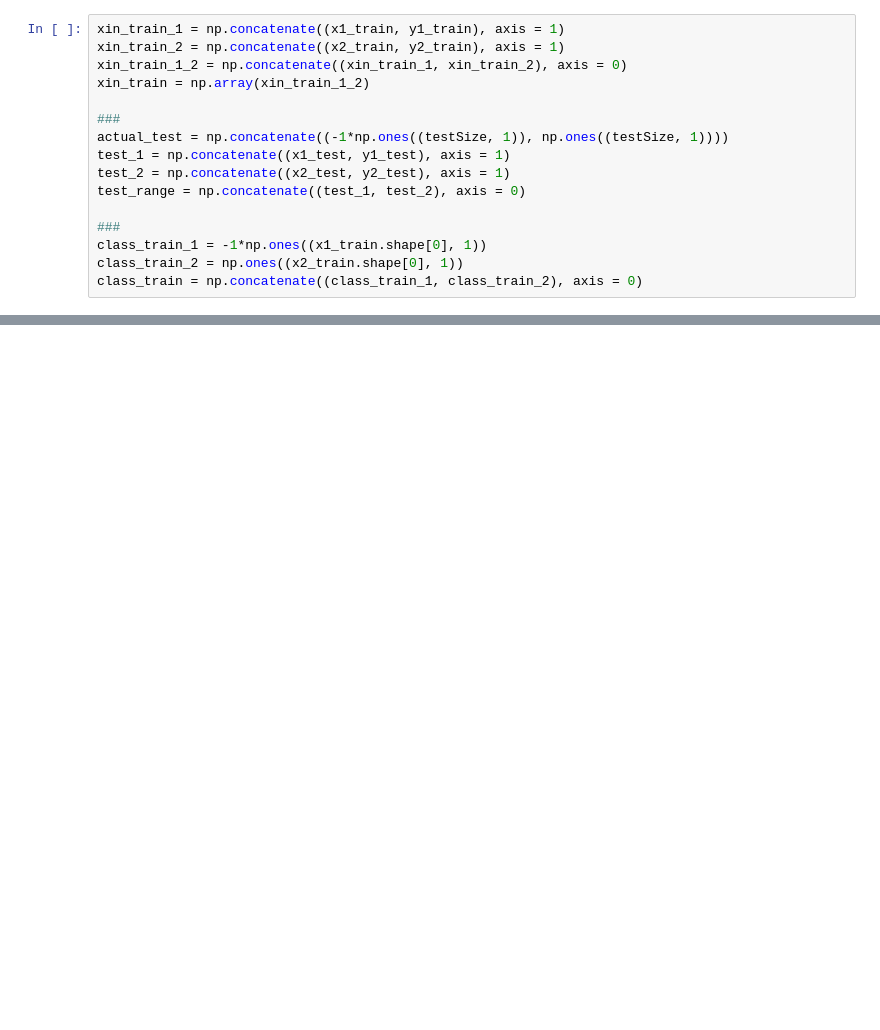
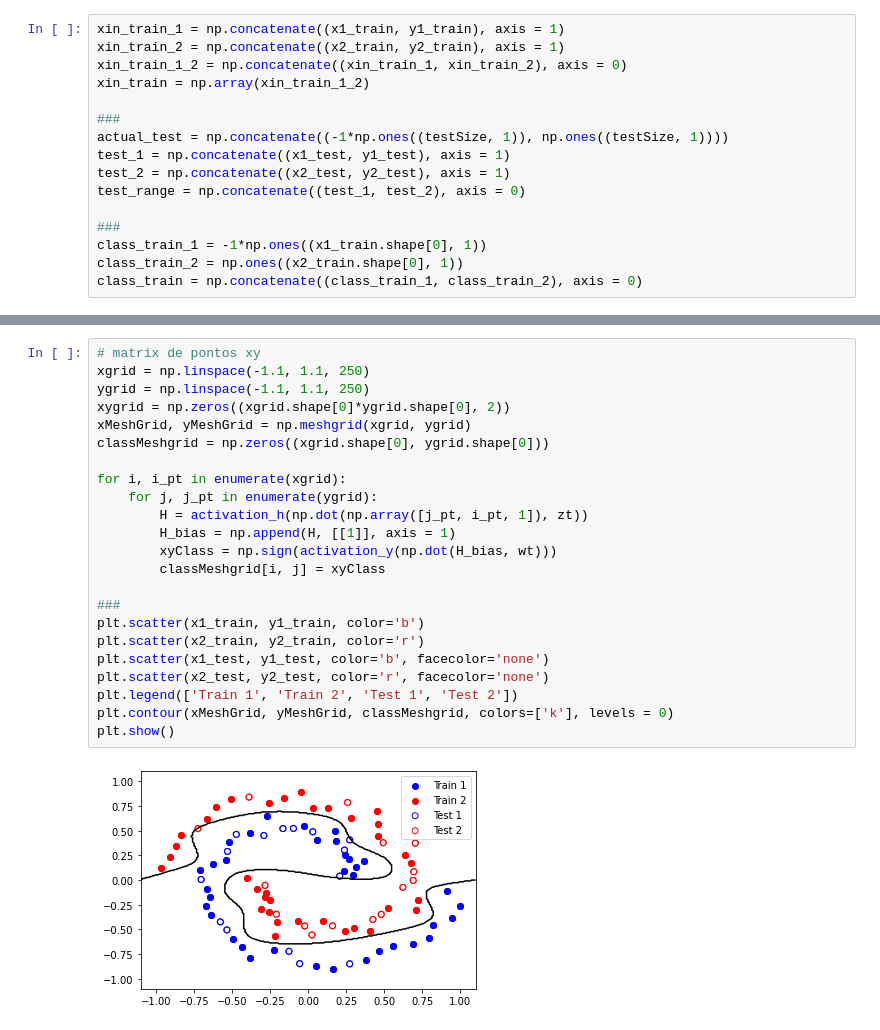
Before and after one commit to albertoromanhol/ufmg-artificial-inteligence-aerospace, a Jupyter notebook: atividade 2/lista/mlp/spirals - mlp.ipynb, the cells around one changed output, grey strips where cells are left out. Cells and saved outputs as stored; diff of their text form; blank space fills up the shorter version.

```diff
--- a/atividade 2/lista/mlp/spirals - mlp.ipynb
+++ b/atividade 2/lista/mlp/spirals - mlp.ipynb
@@ -201,0 +234,25 @@ plt.show()
+# %%
+# matrix de pontos xy
+xgrid = np.linspace(-1.1, 1.1, 250)
+ygrid = np.linspace(-1.1, 1.1, 250)
+xygrid = np.zeros((xgrid.shape[0]*ygrid.shape[0], 2))
+xMeshGrid, yMeshGrid = np.meshgrid(xgrid, ygrid)
+classMeshgrid = np.zeros((xgrid.shape[0], ygrid.shape[0]))
+
+for i, i_pt in enumerate(xgrid):
+    for j, j_pt in enumerate(ygrid):
+        H = activation_h(np.dot(np.array([j_pt, i_pt, 1]), zt))
+        H_bias = np.append(H, [[1]], axis = 1)
+        xyClass = np.sign(activation_y(np.dot(H_bias, wt)))
+        classMeshgrid[i, j] = xyClass
+
+###
+plt.scatter(x1_train, y1_train, color='b')
+plt.scatter(x2_train, y2_train, color='r')
+plt.scatter(x1_test, y1_test, color='b', facecolor='none')
+plt.scatter(x2_test, y2_test, color='r', facecolor='none')
+plt.legend(['Train 1', 'Train 2', 'Test 1', 'Test 2'])
+plt.contour(xMeshGrid, yMeshGrid, classMeshgrid, colors=['k'], levels = 0)
+plt.show()
+# %% [output]
+[figure, added]
```
Also changed, not shown: parts of 17 cells of this notebook, 12 other files.
